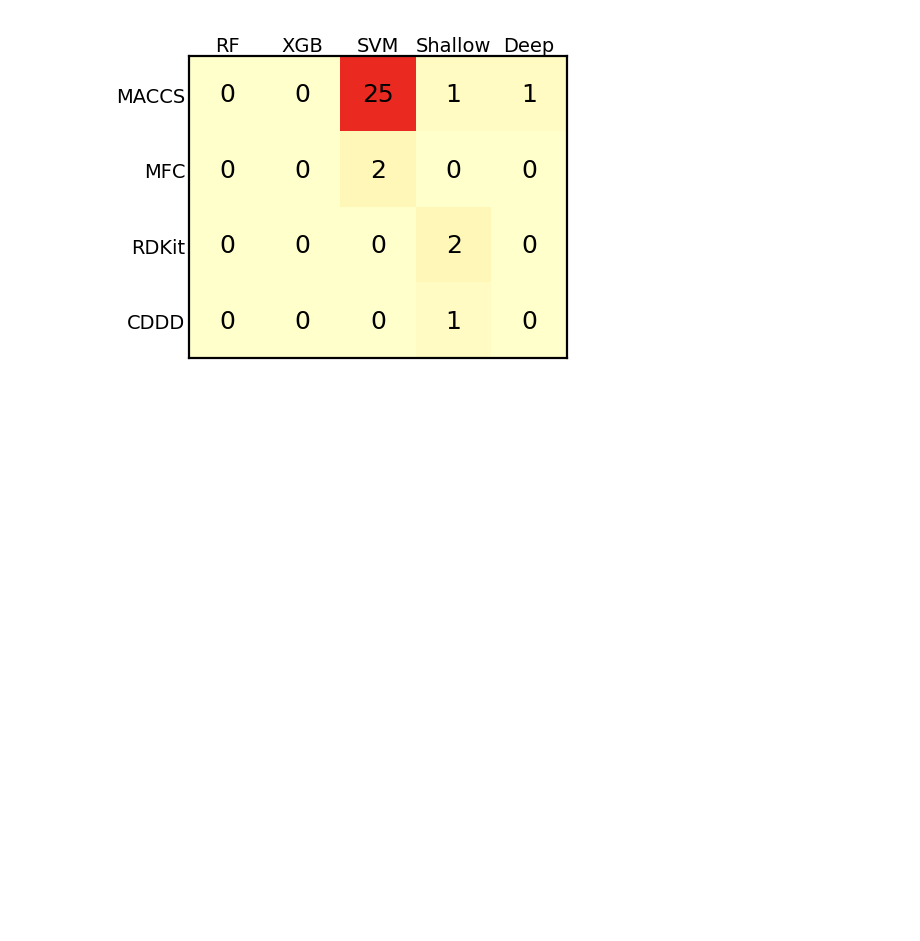
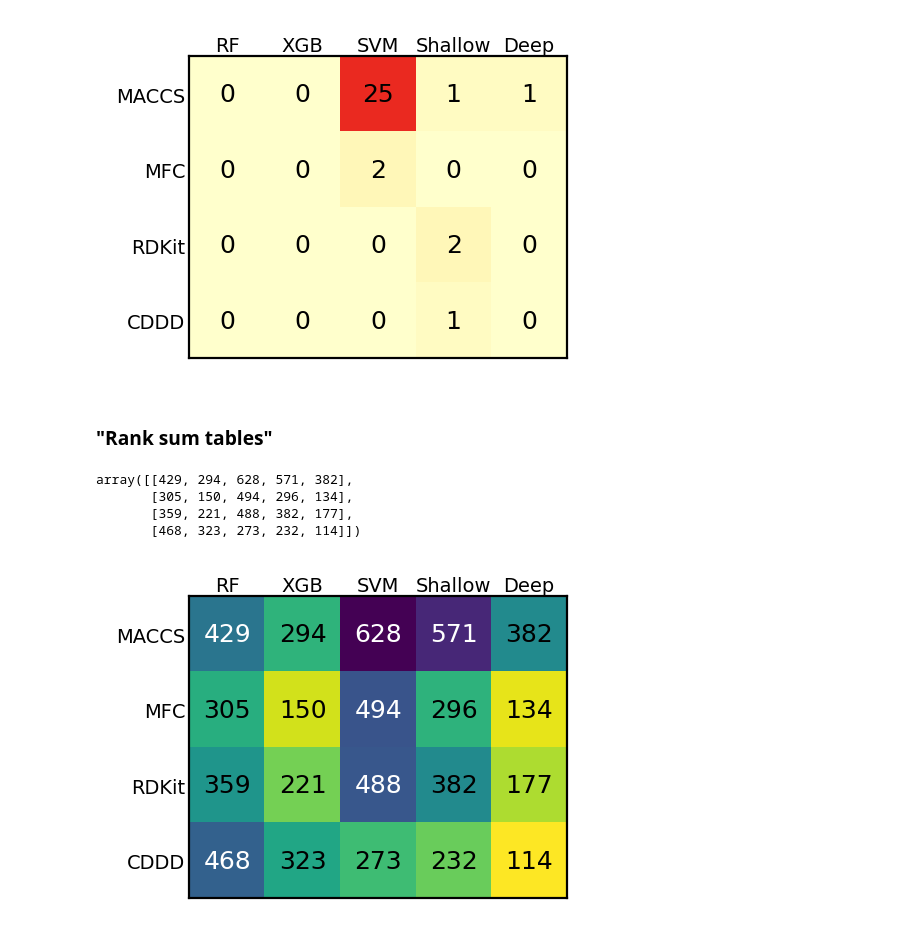
Before and after one commit to ThomasDutschmann/ensemble_uncertainties, a Jupyter notebook: publication/notebooks/results_analysis/complete_ensemble_performances/examine_predictive_performances.ipynb, the cells around one changed output. Saved outputs shown, nothing was run; the diff lists cells and outputs as text; code cells hidden in the pictures; blank space fills up the shorter version.

```diff
--- a/publication/notebooks/results_analysis/complete_ensemble_performances/examine_predictive_performances.ipynb
+++ b/publication/notebooks/results_analysis/complete_ensemble_performances/examine_predictive_performances.ipynb
@@ -543,3 +543,27 @@ plt.savefig(PLOT_FOLDER+'summaries/r2_worst.pdf', bbox_inches='tight', pad_inche
 plt.show()
 # %% [output]
 [figure]
+# %% [markdown]
+### "Rank sum tables"
+# %%
+rank_sums = np.zeros((4, 5), dtype=int)
+
+for dataset_name in dataset_names:
+    order = performances[dataset_name].reshape((-1)).argsort()[::-1]
+    ranks = order.argsort() + 1
+    rank_sums += ranks.reshape((4, 5))
+
+rank_sums
+# %% [output]
+array([[429, 294, 628, 571, 382],
+       [305, 150, 494, 296, 134],
+       [359, 221, 488, 382, 177],
+       [468, 323, 273, 232, 114]])
+# %%
+fig, ax = plt.subplots(1, 1, figsize=(2.5, 2))
+im = heatmap(rank_sums, descriptor_names, algorithm_names, ax=ax, cmap='viridis_r', cbarlabel=None)
+texts = annotate_heatmap(im, valfmt="{x}", inverse=True, threshold=400)
+plt.savefig(PLOT_FOLDER+'summaries/r2_rank_sums.pdf', bbox_inches='tight', pad_inches=0.0)
+plt.show()
+# %% [output]
+[figure, added]
```
Also changed, not shown: 4 other files.
